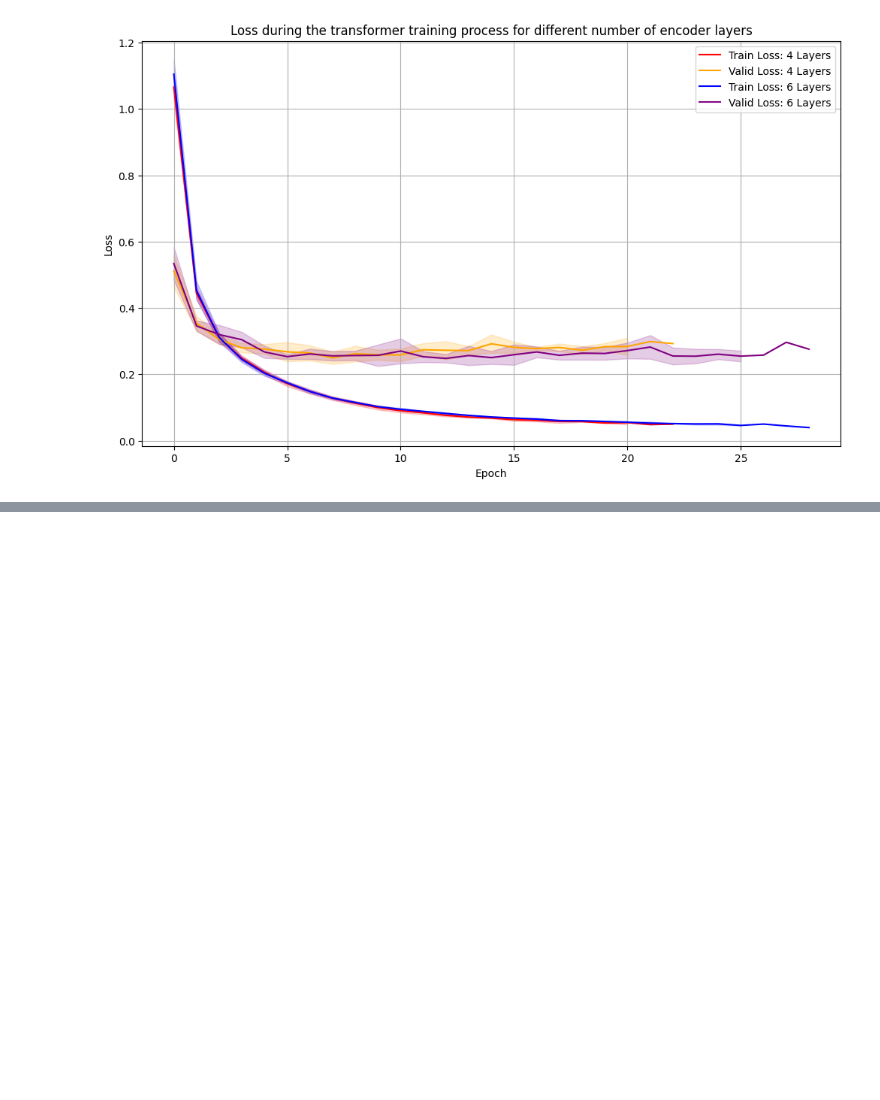
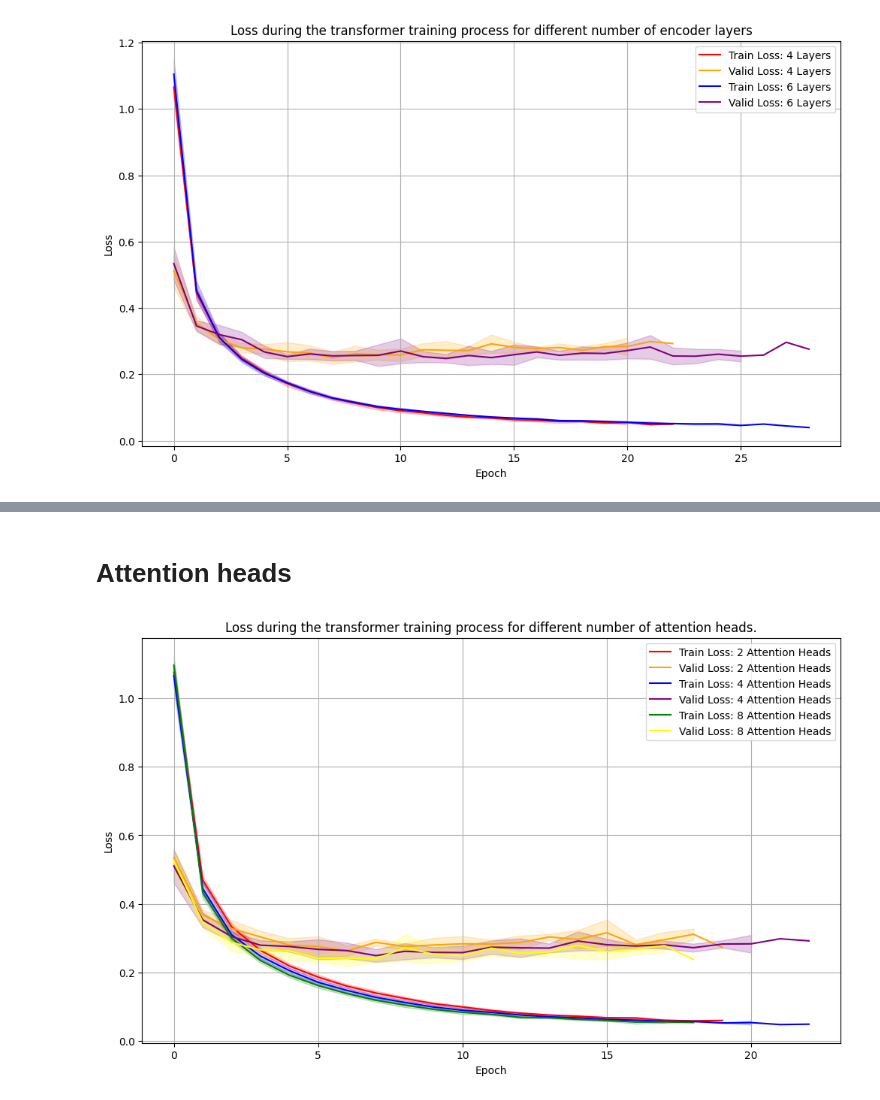
Before and after one commit to Mafarein/deep_learning_project2, a Jupyter notebook: transformer_plots.ipynb, the cells around one changed output, grey strips where cells are left out. Cells and saved outputs as stored; diff of their text form; code cells hidden in the pictures; blank space fills up the shorter version.

```diff
--- a/transformer_plots.ipynb
+++ b/transformer_plots.ipynb
@@ -440,0 +481,22 @@ for model_name, metrics in results.items():
+# %% [markdown]
+# Attention heads
+# %%
+df_transformer_2_heads = load_loss_data("saved_losses/transformer_experiment_128_2_4_0_seed_*.csv")
+df_transformer_4_heads = load_loss_data("saved_losses/transformer_constant_lr_0.0001_seed_*.csv")
+df_transformer_8_heads = load_loss_data("saved_losses/transformer_experiment_128_8_4_0_seed_*.csv")
+
+plt.figure(figsize=(12, 7))
+
+plot_loss(df_transformer_2_heads, "2 Attention Heads", train_color="red", valid_color="orange", plot_valid=True)
+plot_loss(df_transformer_4_heads, "4 Attention Heads", train_color="blue", valid_color="purple", plot_valid=True)
+plot_loss(df_transformer_8_heads, "8 Attention Heads", train_color="green", valid_color="yellow", plot_valid=True)
+
+plt.xlabel("Epoch")
+plt.ylabel("Loss")
+plt.title("Loss during the transformer training process for different number of attention heads.")
+plt.legend()
+plt.grid()
+plt.savefig("plots/transformer_model_heads_train")
+plt.show()
+# %% [output]
+[figure, added]
```
Also changed, not shown: parts of 15 cells of this notebook, 9 other files.
